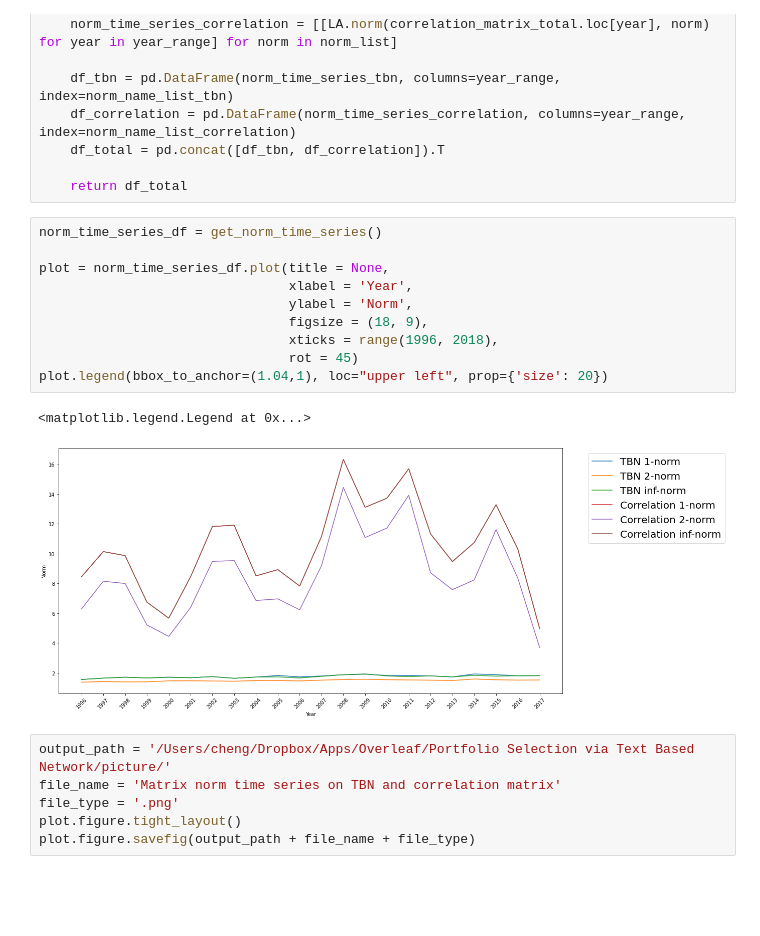
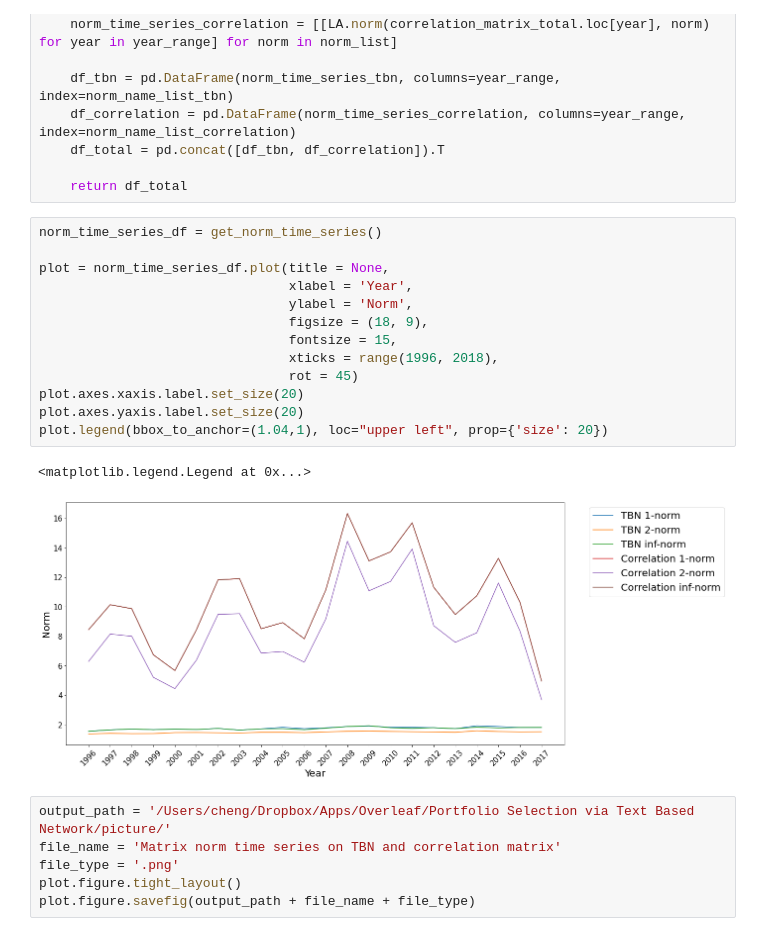
Before and after one commit to ChengLuFred/Portfolio-Selection-via-TBN, a Jupyter notebook: codes/experiment/norm_test.ipynb, the cells around one changed output. Saved outputs shown, nothing was run; the diff lists cells and outputs as text; blank space fills up the shorter version.

```diff
--- a/codes/experiment/norm_test.ipynb
+++ b/codes/experiment/norm_test.ipynb
@@ -39,16 +39,19 @@ def get_norm_time_series(start_year = 1996, end_year = 2017):
 # %%
 norm_time_series_df = get_norm_time_series()
 
 plot = norm_time_series_df.plot(title = None,
                                 xlabel = 'Year',
                                 ylabel = 'Norm',
                                 figsize = (18, 9),
+                                fontsize = 15,
                                 xticks = range(1996, 2018),
                                 rot = 45)
+plot.axes.xaxis.label.set_size(20)
+plot.axes.yaxis.label.set_size(20)
 plot.legend(bbox_to_anchor=(1.04,1), loc="upper left", prop={'size': 20})
 # %% [output]
 <matplotlib.legend.Legend at 0x...>
-[figure, old version]
+[figure, new version]
 # %%
 output_path = '/Users/cheng/Dropbox/Apps/Overleaf/Portfolio Selection via Text Based Network/picture/'
 file_name = 'Matrix norm time series on TBN and correlation matrix'
```
Also changed, not shown: parts of 1 cell of this notebook, 19 other files.
